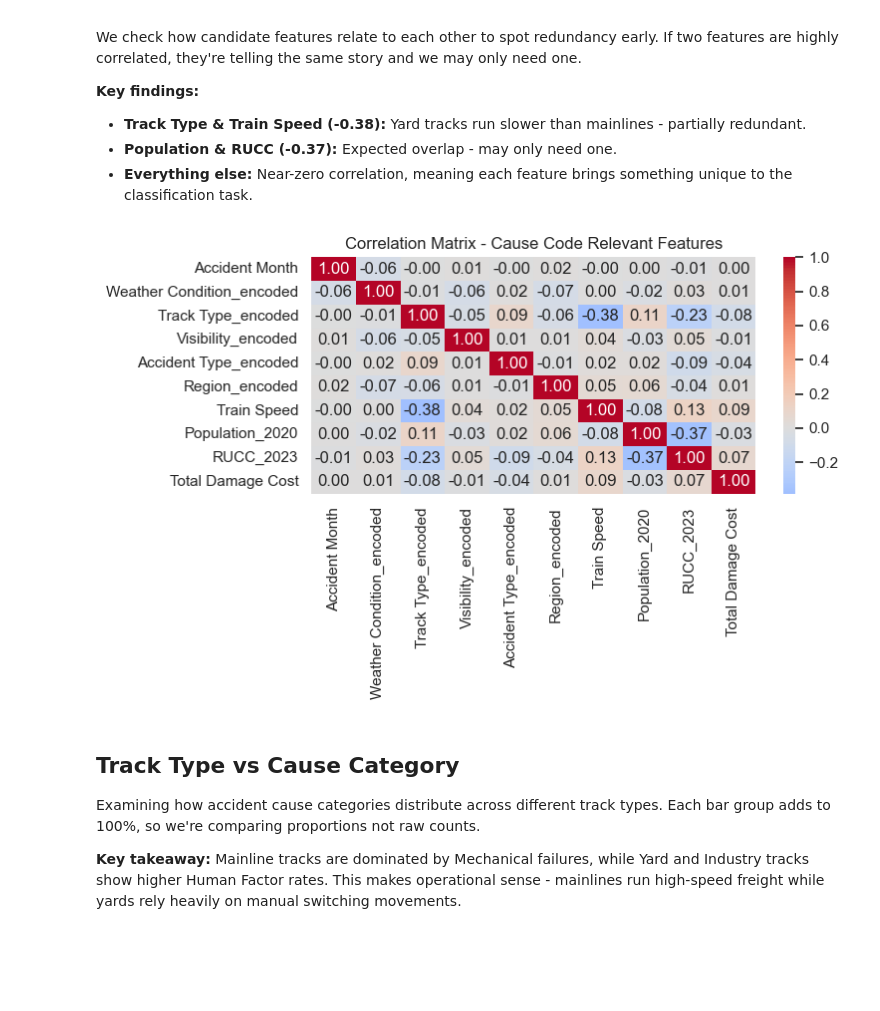
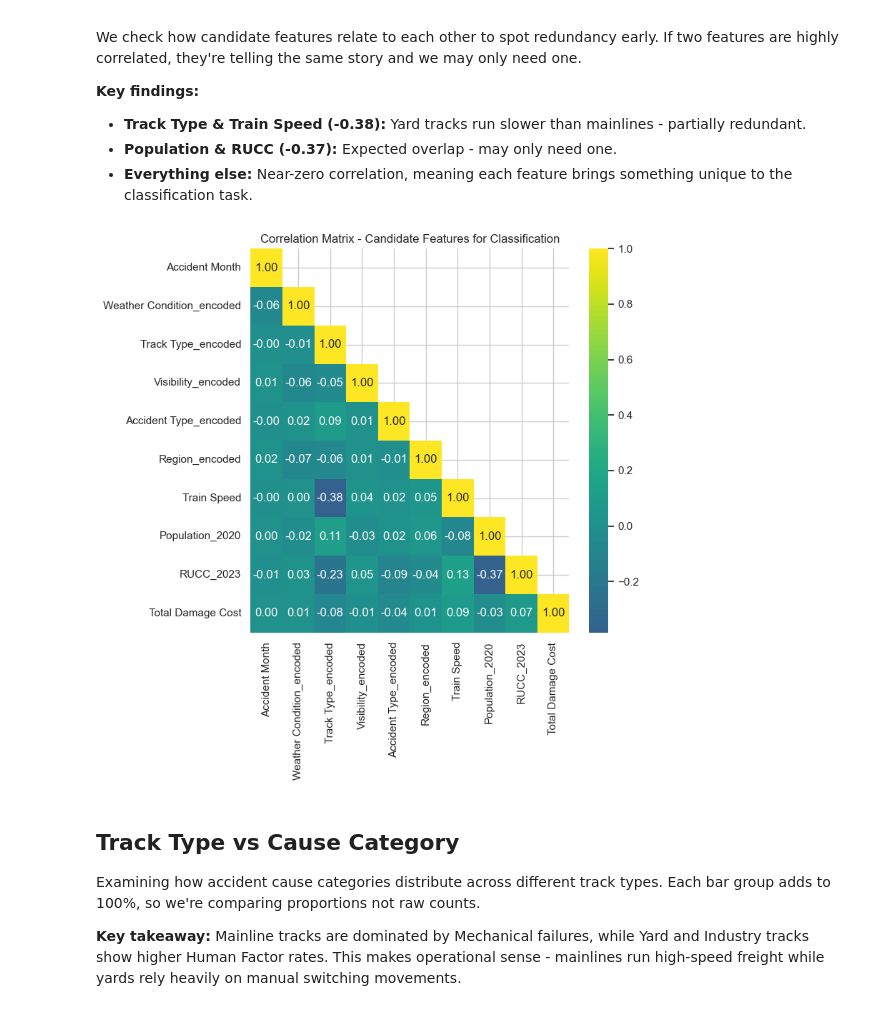
Before and after one commit to TimothyHHMai/rail-risk-census-analysis-521, a Jupyter notebook: notebooks/phase-2-cause-code-eda.ipynb, the cells around one changed output. Cells and saved outputs as stored; diff of their text form; code cells hidden in the pictures; blank space fills up the shorter version.

```diff
--- a/notebooks/phase-2-cause-code-eda.ipynb
+++ b/notebooks/phase-2-cause-code-eda.ipynb
@@ -20,11 +20,15 @@ import pandas as pd
 import numpy as np
 import matplotlib.pyplot as plt
 import seaborn as sns
+import matplotlib.style as style
+from sklearn.preprocessing import LabelEncoder
+from scipy.stats import pearsonr, chi2_contingency
 
 RANDOM_SEED = 521
 np.random.seed(RANDOM_SEED)
 
 sns.set_theme(style="whitegrid")
+style.use('tableau-colorblind10')
 
 # Load processed merged dataframe
 df_merged = pd.read_csv("../data/processed/df_merged.csv.zip")
@@ -305,34 +308,36 @@ unique to the classification task.
 # %%
 # Clean Total Damage Cost - remove commas and convert to number
 df_encoded['Total Damage Cost'] = pd.to_numeric(
     df_encoded['Total Damage Cost'].astype(str).str.replace(',', ''),
     errors='coerce'
 )
 
 # Narrow down to features relevant to cause code prediction
 relevant_cols = [
     'Accident Month',
     'Weather Condition_encoded',
     'Track Type_encoded',
     'Visibility_encoded',
     'Accident Type_encoded',
     'Region_encoded',
     'Train Speed',
     'Population_2020',
     'RUCC_2023',
     'Total Damage Cost'
 ]
 
 # Create focused correlation matrix
 corr_focused = df_encoded[relevant_cols].corr()
 
-plt.figure(figsize=(8, 5))
-sns.heatmap(corr_focused, annot=True, fmt='.2f', cmap='coolwarm', center=0)
-plt.title('Correlation Matrix - Cause Code Relevant Features')
+mask = np.triu(np.ones_like(corr_focused, dtype=bool), k=1)
+
+plt.figure(figsize=(8, 8))
+sns.heatmap(corr_focused, annot=True, fmt='.2f', cmap='viridis', center=0, mask=mask)
+plt.title('Correlation Matrix - Candidate Features for Classification')
 plt.tight_layout()
 plt.show()
 # %% [output]
-[figure, old version]
+[figure, new version]
 # %% [markdown]
 ## Track Type vs Cause Category
 
```
Also changed, not shown: parts of 24 cells of this notebook, 8 other files.
